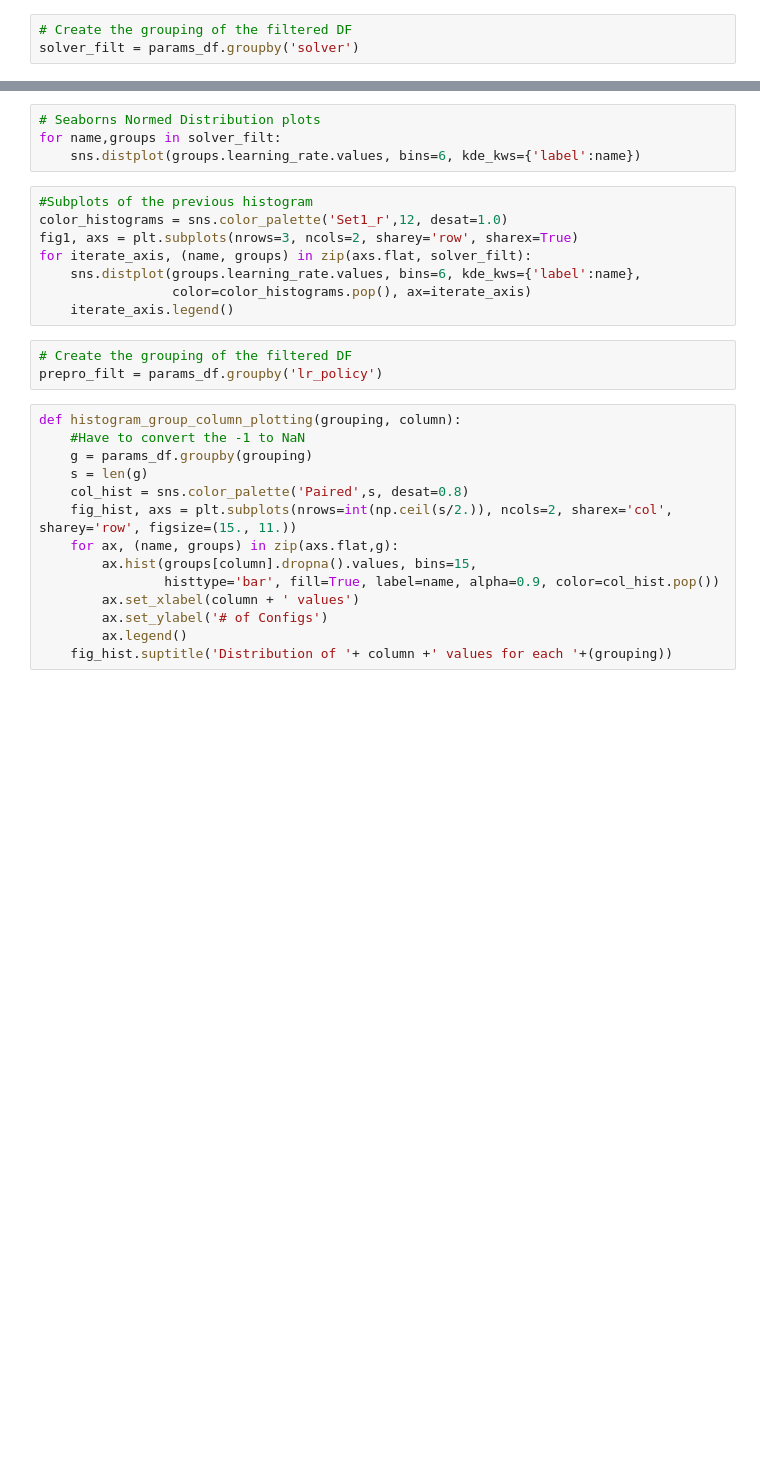
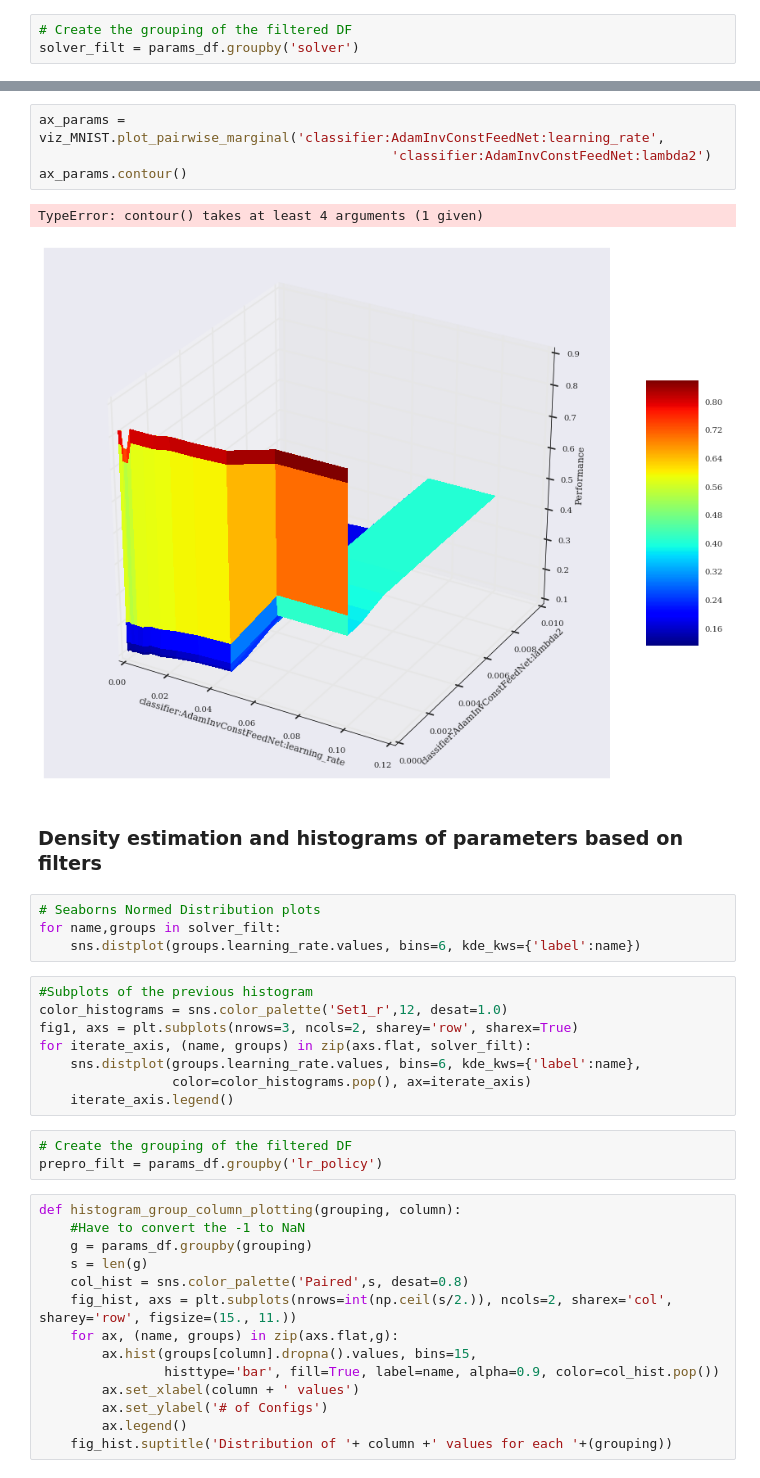
Before and after one commit to hmendozap/master-arbeit-projects, a Jupyter notebook: plotting_param_distros/Policy_vs_Solver_Response.ipynb, the cells around one changed output, grey strips where cells are left out. Cells and saved outputs as stored; diff of their text form; blank space fills up the shorter version.

```diff
--- a/plotting_param_distros/Policy_vs_Solver_Response.ipynb
+++ b/plotting_param_distros/Policy_vs_Solver_Response.ipynb
@@ -192,3 +197,12 @@ g_kdeGrid.fig.subplots_adjust(wspace=.01,)
+# %%
+ax_params = viz_MNIST.plot_pairwise_marginal('classifier:AdamInvConstFeedNet:learning_rate',
+                                             'classifier:AdamInvConstFeedNet:lambda2')
+ax_params.contour()
+# %% [output]
+TypeError: contour() takes at least 4 arguments (1 given)
+[figure, added]
+# %% [markdown]
+### Density estimation and histograms of parameters based on filters
 # %%
 # Seaborns Normed Distribution plots
 for name,groups in solver_filt:
```
Also changed, not shown: parts of 24 cells of this notebook.
